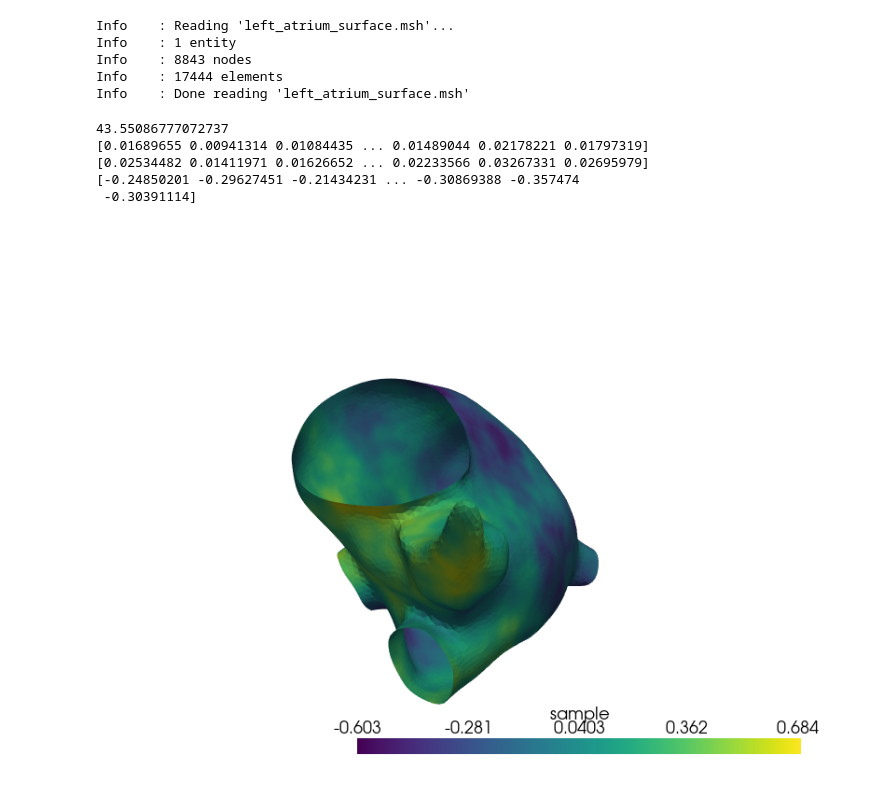
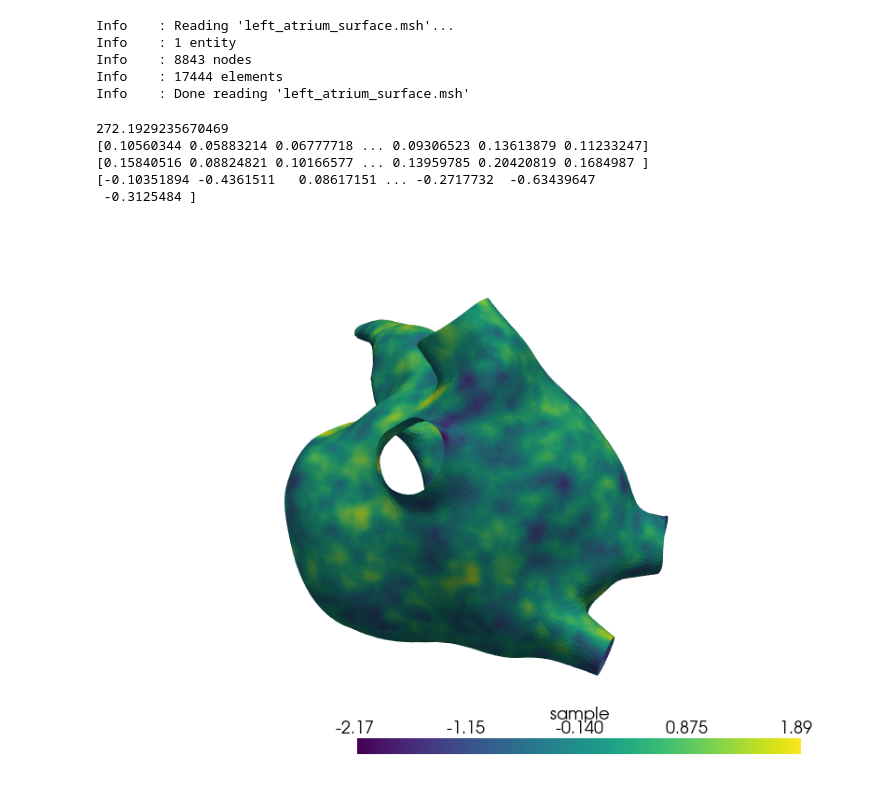
Before and after one commit to UQatKIT/LS-Prior, a Jupyter notebook: examples/builder.ipynb, the cells around one changed output. Saved outputs shown, nothing was run; the diff lists cells and outputs as text; code cells hidden in the pictures.

```diff
--- a/examples/builder.ipynb
+++ b/examples/builder.ipynb
@@ -22,16 +22,17 @@ Info    : Done reading 'left_atrium_surface.msh'
 prior_settings = builder.BilaplacianPriorSettings(
     mesh=mesh,
     mean_vector=mean_vector,
-    kappa=0.1,
-    tau=10,
+    kappa=0.5,
+    tau=1,
+    seed=42,
     mpi_communicator=mpi_communicator,
 )
 prior_builder = builder.BilaplacianPriorBuilder(prior_settings)
 bilaplace_prior = prior_builder.build()
 # %%
 test_vector_1 = np.ones_like(mean_vector)
-test_vector_2 = 2*np.ones_like(mean_vector)
-test_vector_3 = 3*np.ones_like(mean_vector)
+test_vector_2 = 2 * np.ones_like(mean_vector)
+test_vector_3 = 3 * np.ones_like(mean_vector)
 
 cost = bilaplace_prior.evaluate_cost(test_vector_1)
 grad = bilaplace_prior.evaluate_gradient(test_vector_2)
@@ -43,19 +44,24 @@ print(grad)
 print(hvp)
 print(sample)
 # %% [output]
-43.55086777072737
-[0.01689655 0.00941314 0.01084435 ... 0.01489044 0.02178221 0.01797319]
-[0.02534482 0.01411971 0.01626652 ... 0.02233566 0.03267331 0.02695979]
-[-0.24850201 -0.29627451 -0.21434231 ... -0.30869388 -0.357474
- -0.30391114]
+272.1929235670469
+[0.10560344 0.05883214 0.06777718 ... 0.09306523 0.13613879 0.11233247]
+[0.15840516 0.08824821 0.10166577 ... 0.13959785 0.20420819 0.1684987 ]
+[-0.10351894 -0.4361511   0.08617151 ... -0.2717732  -0.63439647
+ -0.3125484 ]
 # %%
 vertices = mesh.geometry.x
 simplices = mesh.geometry.dofmap
 
+camera_position = [
+    (92.7033800655023, -107.54971248826202, -146.9233989237418),
+    (5.789453506469723, -8.405534744262697, 10.9196138381958),
+    (0.64544246900107, 0.7545534378669008, -0.11854589243429736),
+]
 pv_mesh = pv.PolyData.from_regular_faces(vertices, simplices)
 pv_mesh.point_data["sample"] = sample
 plotter = pv.Plotter()
 plotter.add_mesh(pv_mesh, scalars="sample", cmap="viridis", show_edges=False, show_scalar_bar=True)
-plotter.show(window_size=[800, 600])
+plotter.show(window_size=[800, 600], cpos=camera_position)
 # %% [output]
-[figure, old version]
+[figure, new version]
```
Also changed, not shown: 1 other file.
